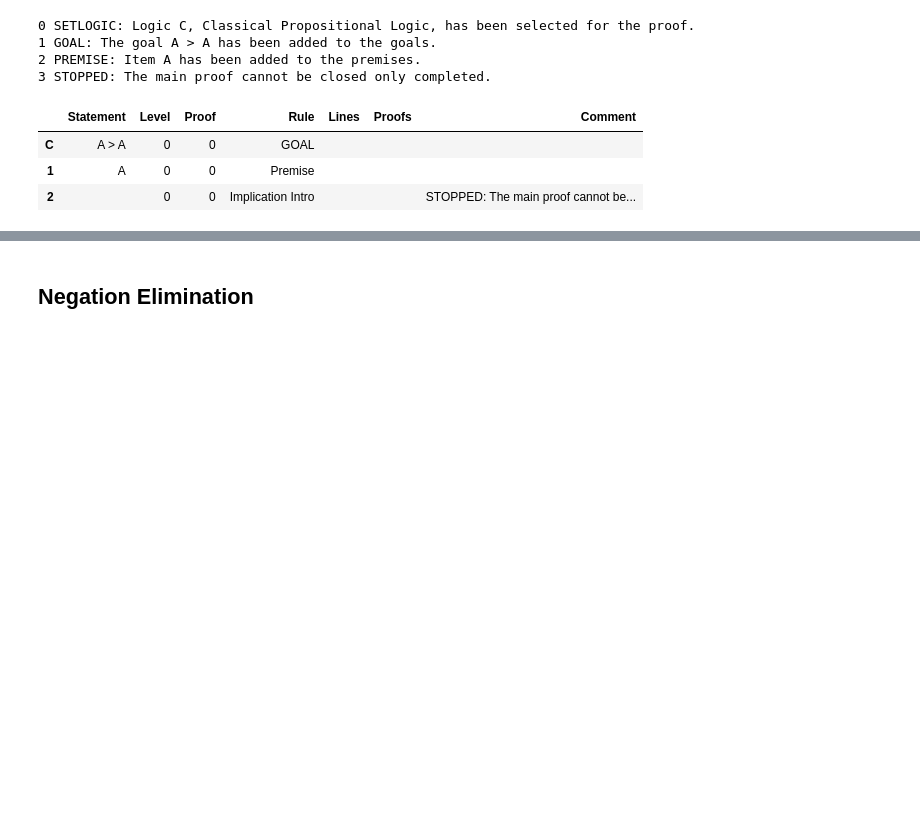
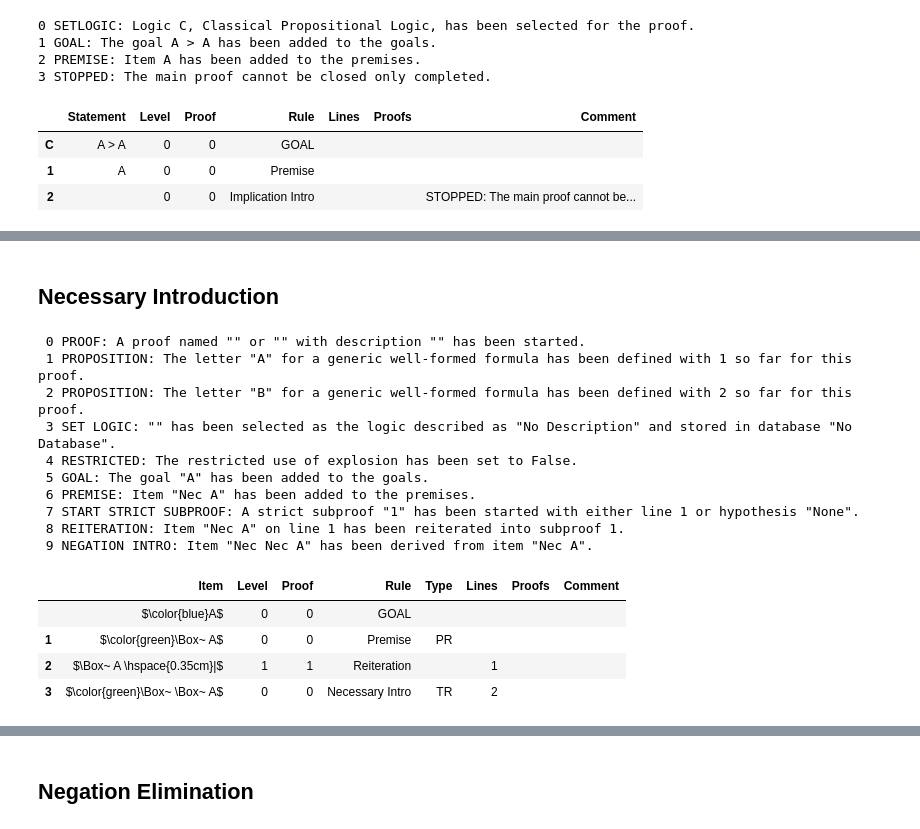
Before and after one commit to FrankHubeny/AltRea, a Jupyter notebook: rules_testcases.ipynb, the cells around one changed output, grey strips where cells are left out. Cells and saved outputs as stored; diff of their text form; code cells hidden in the pictures; blank space fills up the shorter version.

```diff
--- a/rules_testcases.ipynb
+++ b/rules_testcases.ipynb
@@ -3409,0 +3565,34 @@ prf.displayproof()
+# %% [markdown]
+<a id='necessary_intro'></a>
+## Necessary Introduction
+# %%
+# Clean run
+
+from altrea.wffs import Wff, Implies, Not, Or, And, Necessary
+from altrea.rules import Proof
+prf = Proof()
+A = prf.proposition('A')
+B = prf.proposition('B')
+prf.setlogic()
+prf.goal(A)
+prf.premise(Necessary(A))
+prf.startstrictsubproof(1)
+prf.necessary_intro([2])
+prf.displaylog()
+prf.displayproof()
+# %% [output]
+ 0 PROOF: A proof named "" or "" with description "" has been started.
+ 1 PROPOSITION: The letter "A" for a generic well-formed formula has been defined with 1 so far for this proof.
+ 2 PROPOSITION: The letter "B" for a generic well-formed formula has been defined with 2 so far for this proof.
+ 3 SET LOGIC: "" has been selected as the logic described as "No Description" and stored in database "No Database".
+ 4 RESTRICTED: The restricted use of explosion has been set to False.
+ 5 GOAL: The goal "A" has been added to the goals.
+ 6 PREMISE: Item "Nec A" has been added to the premises.
+ 7 START STRICT SUBPROOF: A strict subproof "1" has been started with either line 1 or hypothesis "None".
+ 8 REITERATION: Item "Nec A" on line 1 has been reiterated into subproof 1.
+ 9 NEGATION INTRO: Item "Nec Nec A" has been derived from item "Nec A".
+|  | Item | Level | Proof | Rule | Type | Lines | Proofs | Comment |
+|  | $\color{blue}A$ | 0 | 0 | GOAL |  |  |  |  |
+| 1 | $\color{green}\Box~ A$ | 0 | 0 | Premise | PR |  |  |  |
+| 2 | $\Box~ A \hspace{0.35cm}|$ | 1 | 1 | Reiteration |  | 1 |  |  |
+| 3 | $\color{green}\Box~ \Box~ A$ | 0 | 0 | Necessary Intro | TR | 2 |  |  |
```
Also changed, not shown: parts of 32 cells of this notebook, 10 other files.
